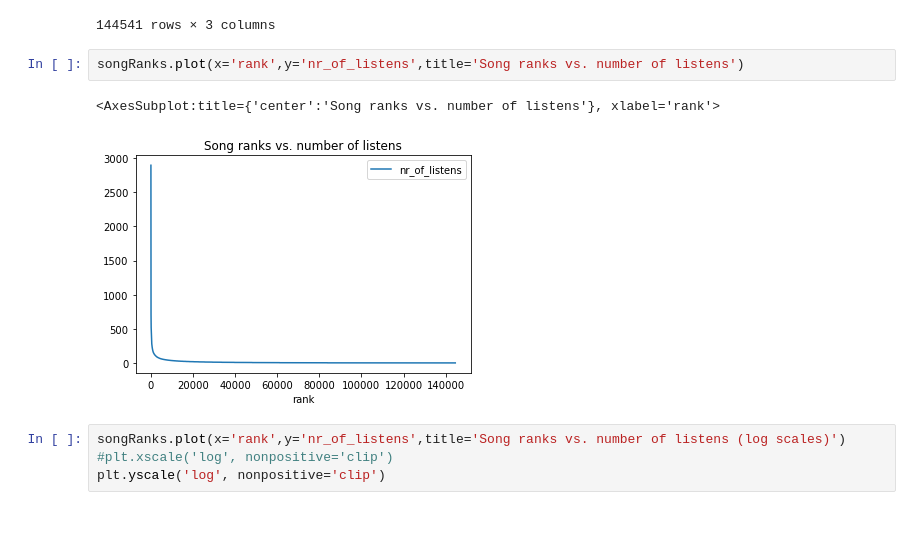
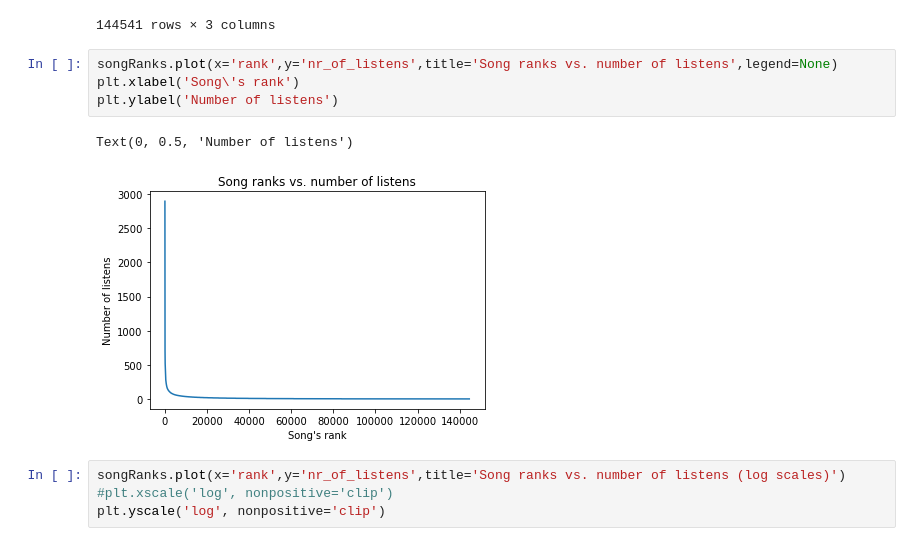
Before and after one commit to maref1/interdisciplinary_project_last_fm, a Jupyter notebook: preferential_attachment_analysis.ipynb, the cells around one changed output. Saved outputs shown, nothing was run; the diff lists cells and outputs as text.

```diff
--- a/preferential_attachment_analysis.ipynb
+++ b/preferential_attachment_analysis.ipynb
@@ -59,10 +60,12 @@ songRanks
 | 144540 | 144541 | 푸른새벽@호접지몽 | 1 |
 144541 rows × 3 columns
 # %%
-songRanks.plot(x='rank',y='nr_of_listens',title='Song ranks vs. number of listens')
+songRanks.plot(x='rank',y='nr_of_listens',title='Song ranks vs. number of listens',legend=None)
+plt.xlabel('Song\'s rank')
+plt.ylabel('Number of listens')
 # %% [output]
-<AxesSubplot:title={'center':'Song ranks vs. number of listens'}, xlabel='rank'>
+Text(0, 0.5, 'Number of listens')
-[figure, old version]
+[figure, new version]
 # %%
 songRanks.plot(x='rank',y='nr_of_listens',title='Song ranks vs. number of listens (log scales)')
 #plt.xscale('log', nonpositive='clip')
```
Also changed, not shown: parts of 9 cells of this notebook.
